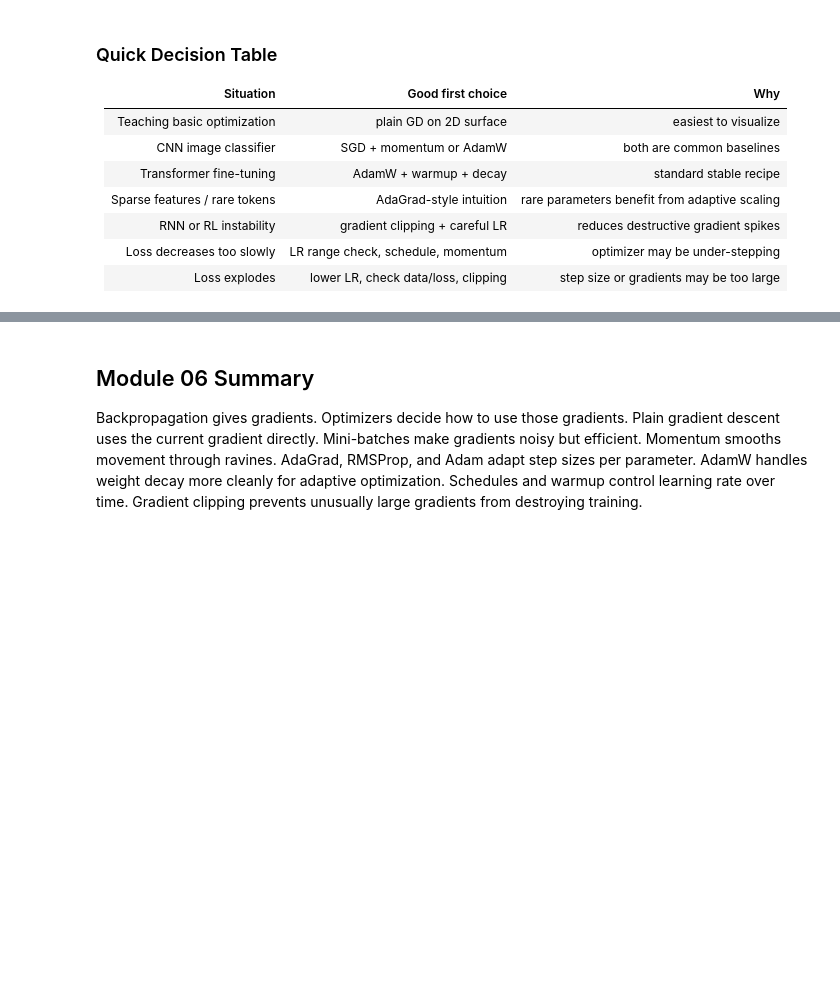
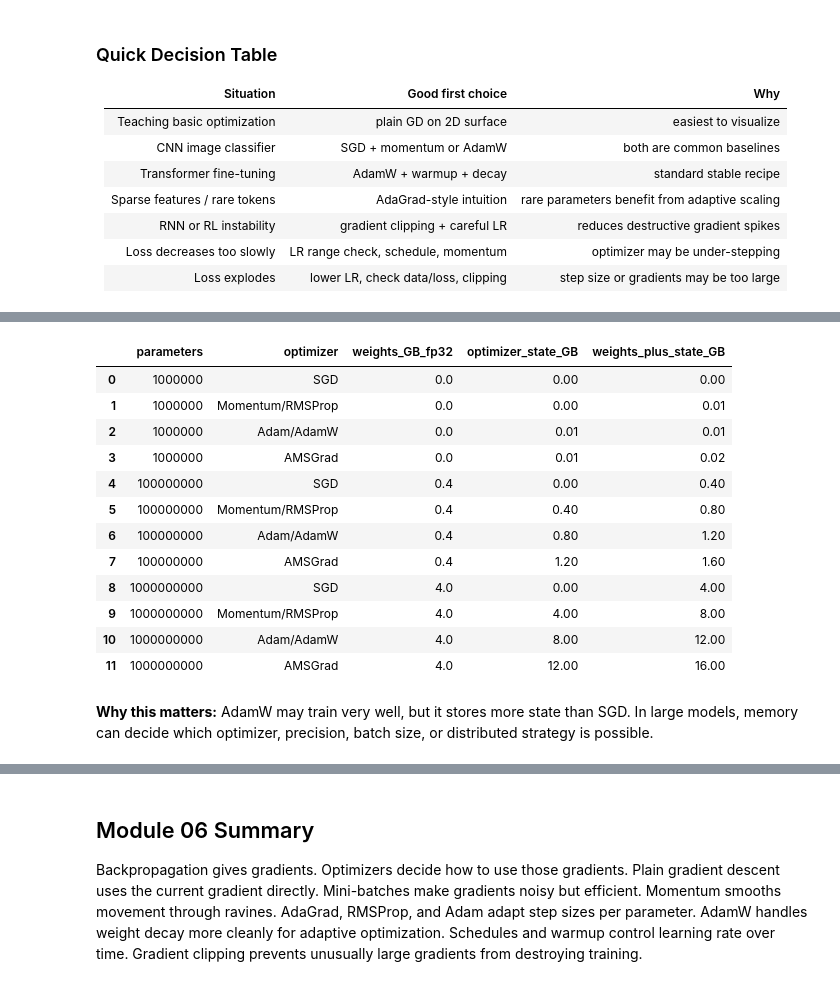
Before and after one commit to sidhu7777/Machine_Learning_Notes, a Jupyter notebook: deep_learning/modules/Module_06_Gradient_Descent_Optimizers_and_Learning_Rate_Strategy.ipynb, the cells around one changed output, grey strips where cells are left out. Cells and saved outputs as stored; diff of their text form; code cells hidden in the pictures; blank space fills up the shorter version.

Commit message:
Deepen optimizer module with advanced diagnostics

```diff
--- a/deep_learning/modules/Module_06_Gradient_Descent_Optimizers_and_Learning_Rate_Strategy.ipynb
+++ b/deep_learning/modules/Module_06_Gradient_Descent_Optimizers_and_Learning_Rate_Strategy.ipynb
@@ -621,0 +729,32 @@ Use this practical order:
+# %%
+params = np.array([1e6, 1e8, 1e9])
+bytes_per_float = 4
+states = {
+    'SGD': 0,
+    'Momentum/RMSProp': 1,
+    'Adam/AdamW': 2,
+    'AMSGrad': 3,
+}
+rows=[]
+for pcount in params:
+    for opt, extra in states.items():
+        weight_mem = pcount * bytes_per_float / 1e9
+        state_mem = pcount * extra * bytes_per_float / 1e9
+        rows.append([int(pcount), opt, round(weight_mem,2), round(state_mem,2), round(weight_mem+state_mem,2)])
+display(pd.DataFrame(rows, columns=['parameters','optimizer','weights_GB_fp32','optimizer_state_GB','weights_plus_state_GB']))
+# %% [output]
+|  | parameters | optimizer | weights_GB_fp32 | optimizer_state_GB | weights_plus_state_GB |
+| 0 | 1000000 | SGD | 0.0 | 0.00 | 0.00 |
+| 1 | 1000000 | Momentum/RMSProp | 0.0 | 0.00 | 0.01 |
+| 2 | 1000000 | Adam/AdamW | 0.0 | 0.01 | 0.01 |
+| 3 | 1000000 | AMSGrad | 0.0 | 0.01 | 0.02 |
+| 4 | 100000000 | SGD | 0.4 | 0.00 | 0.40 |
+| 5 | 100000000 | Momentum/RMSProp | 0.4 | 0.40 | 0.80 |
+| 6 | 100000000 | Adam/AdamW | 0.4 | 0.80 | 1.20 |
+| 7 | 100000000 | AMSGrad | 0.4 | 1.20 | 1.60 |
+| 8 | 1000000000 | SGD | 4.0 | 0.00 | 4.00 |
+| 9 | 1000000000 | Momentum/RMSProp | 4.0 | 4.00 | 8.00 |
+| 10 | 1000000000 | Adam/AdamW | 4.0 | 8.00 | 12.00 |
+| 11 | 1000000000 | AMSGrad | 4.0 | 12.00 | 16.00 |
+# %% [markdown]
+**Why this matters:** AdamW may train very well, but it stores more state than SGD. In large models, memory can decide which optimizer, precision, batch size, or distributed strategy is possible.
```
Also changed, not shown: parts of 21 cells of this notebook.
